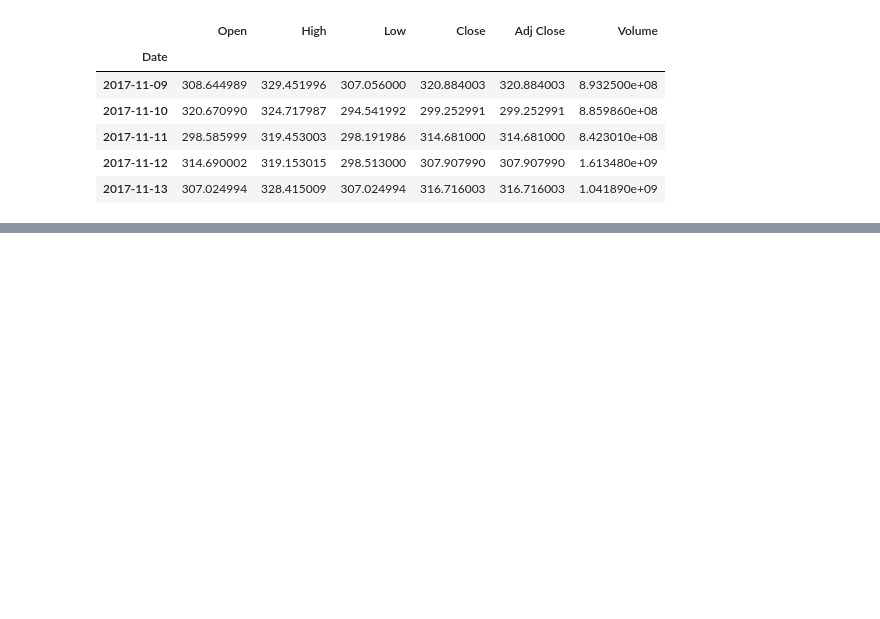
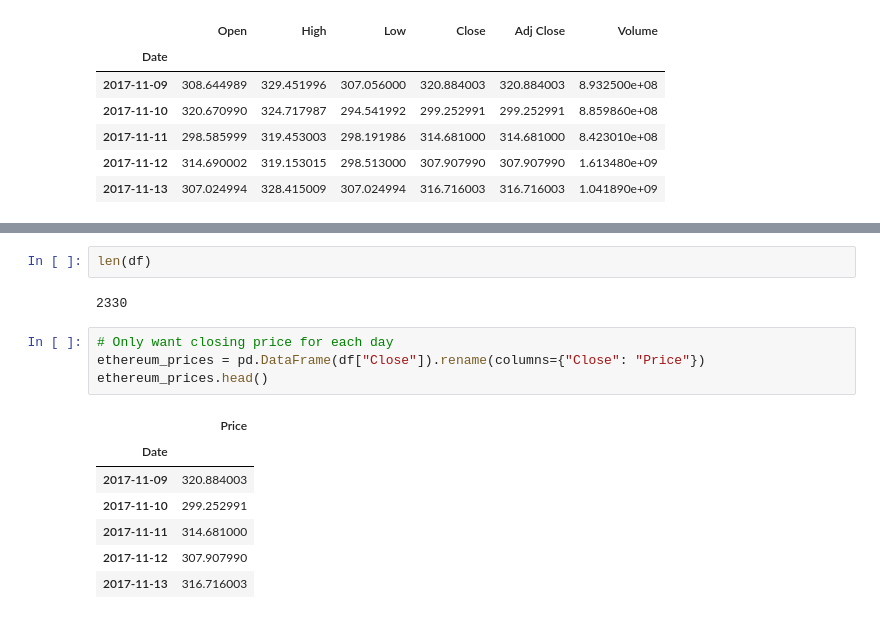
Before and after one commit to AyushSrivastava27/EthVision, a Jupyter notebook: EthVision.ipynb, the cells around one changed output, grey strips where cells are left out. Cells and saved outputs as stored; diff of their text form; blank space fills up the shorter version.

```diff
--- a/EthVision.ipynb
+++ b/EthVision.ipynb
@@ -34,0 +51,16 @@ df.head()
+# %%
+len(df)
+# %% [output]
+2330
+# %%
+# Only want closing price for each day
+ethereum_prices = pd.DataFrame(df["Close"]).rename(columns={"Close": "Price"})
+ethereum_prices.head()
+# %% [output]
+|  | Price |
+| Date |  |
+| 2017-11-09 | 320.884003 |
+| 2017-11-10 | 299.252991 |
+| 2017-11-11 | 314.681000 |
+| 2017-11-12 | 307.907990 |
+| 2017-11-13 | 316.716003 |
```
Also changed, not shown: parts of 5 cells of this notebook.
